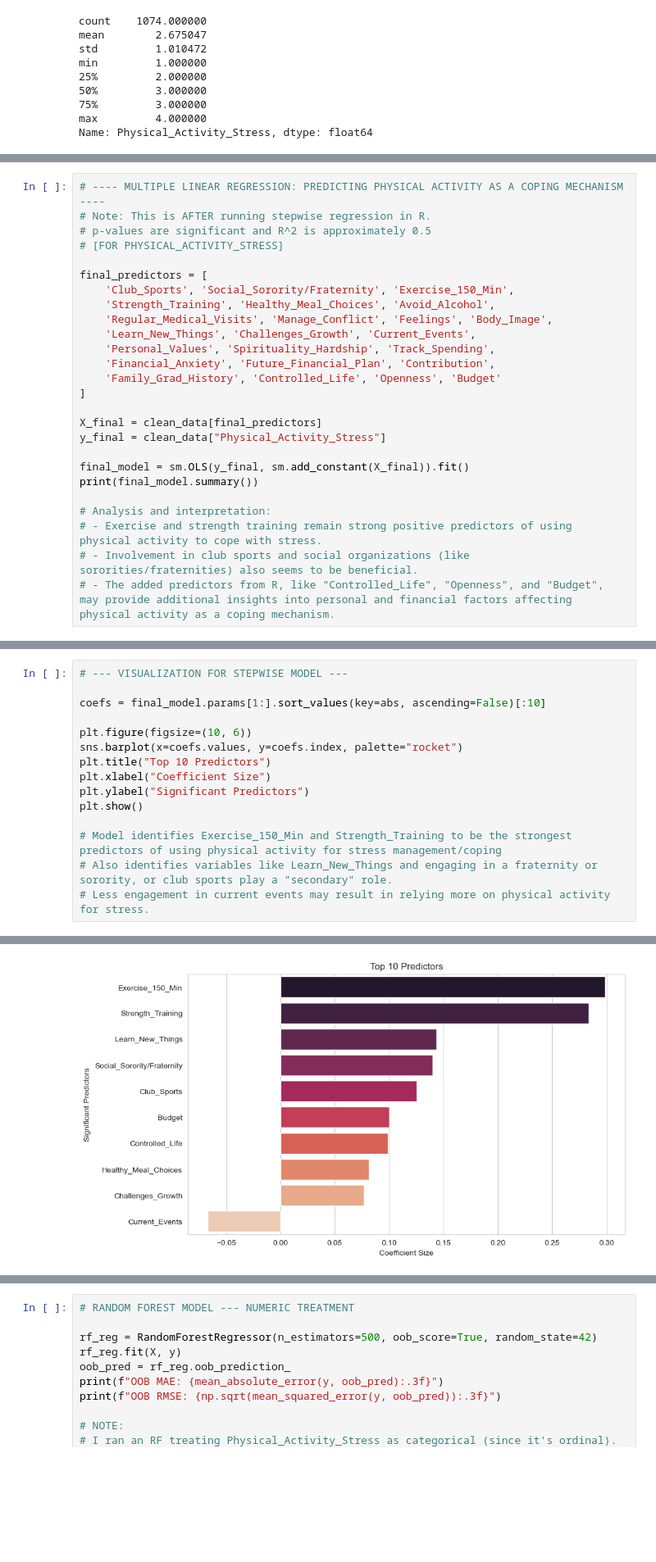
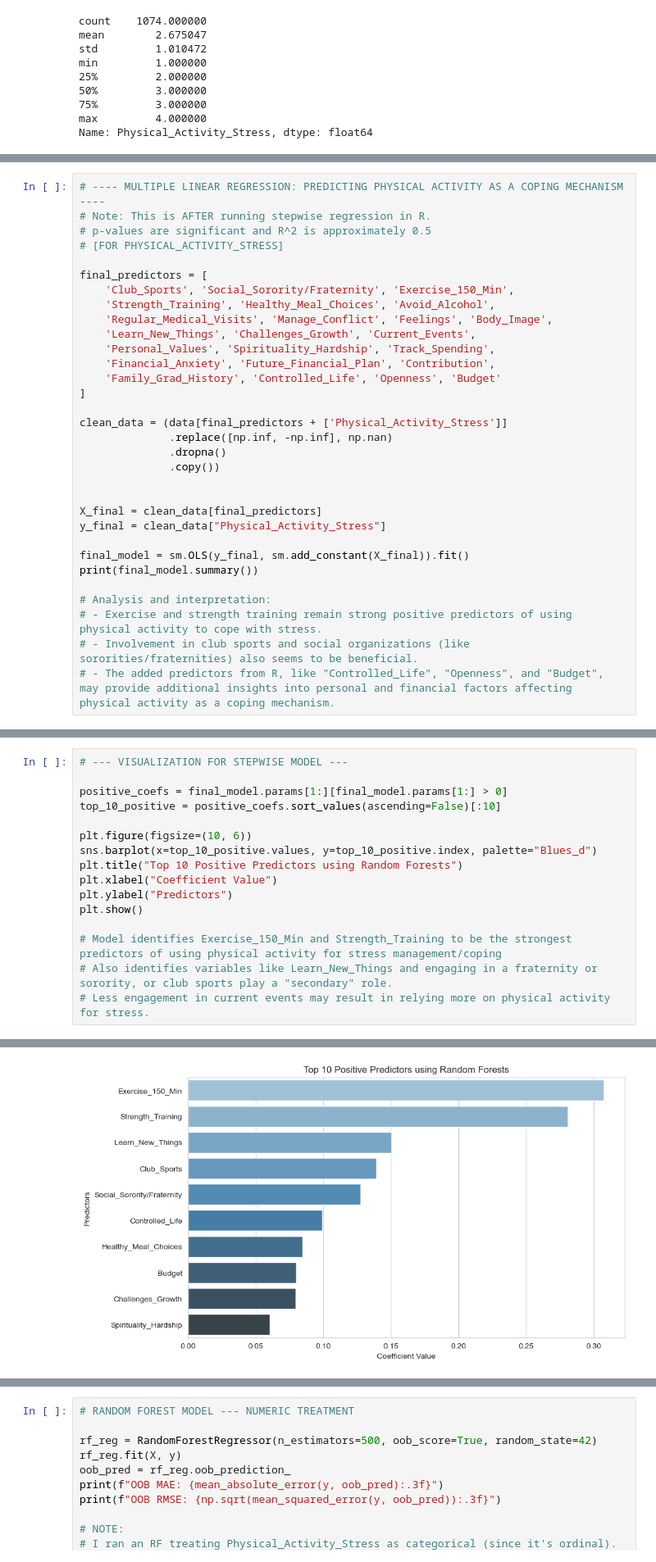
Before and after one commit to Matthew-Wolz/Physical-Health-Research, a Jupyter notebook: Notebook/Physical Health Research.ipynb, the cells around one changed output, grey strips where cells are left out. Shown at 82% size. Cells and saved outputs as stored; diff of their text form; blank space fills up the shorter version.

```diff
--- a/Notebook/Physical Health Research.ipynb
+++ b/Notebook/Physical Health Research.ipynb
@@ -116,6 +117,12 @@ final_predictors = [
     'Family_Grad_History', 'Controlled_Life', 'Openness', 'Budget'
 ]
 
+clean_data = (data[final_predictors + ['Physical_Activity_Stress']]
+              .replace([np.inf, -np.inf], np.nan)
+              .dropna()
+              .copy())
+
+
 X_final = clean_data[final_predictors]
 y_final = clean_data["Physical_Activity_Stress"]
 
@@ -147,13 +154,14 @@ Notes:
 # %%
 # --- VISUALIZATION FOR STEPWISE MODEL ---
 
-coefs = final_model.params[1:].sort_values(key=abs, ascending=False)[:10]
+positive_coefs = final_model.params[1:][final_model.params[1:] > 0]
+top_10_positive = positive_coefs.sort_values(ascending=False)[:10]
 
 plt.figure(figsize=(10, 6))
-sns.barplot(x=coefs.values, y=coefs.index, palette="rocket")
-plt.title("Top 10 Predictors")
-plt.xlabel("Coefficient Size")
-plt.ylabel("Significant Predictors")
+sns.barplot(x=top_10_positive.values, y=top_10_positive.index, palette="Blues_d")
+plt.title("Top 10 Positive Predictors using Random Forests")
+plt.xlabel("Coefficient Value")
+plt.ylabel("Predictors")
 plt.show()
 
 # Model identifies Exercise_150_Min and Strength_Training to be the strongest predictors of using physical activity for stress management/coping
@@ -166,2 +174,2 @@ Passing `palette` without assigning `hue` is deprecated and will be removed in v
-[figure, old version]
+[figure, new version]
 # %%
```
Also changed, not shown: parts of 16 cells of this notebook.
